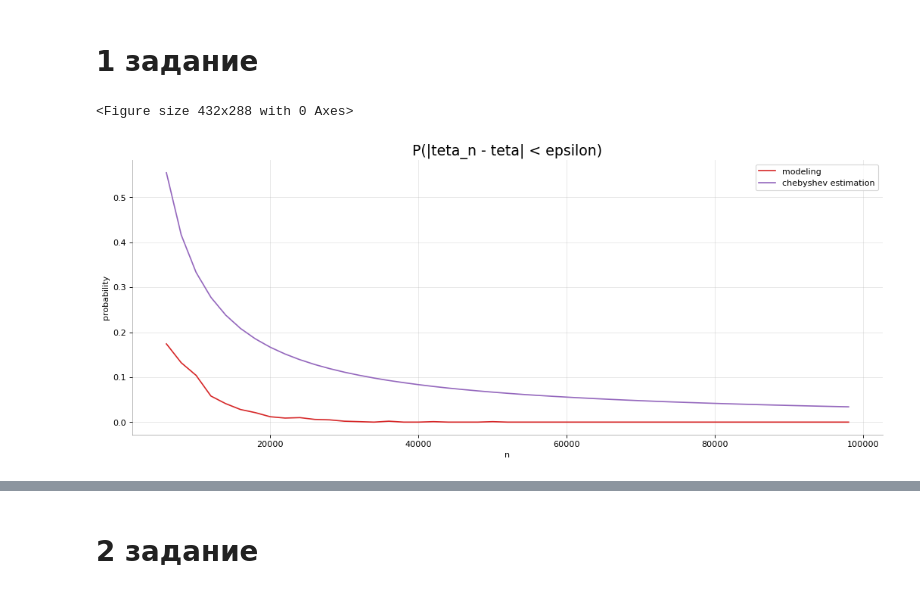
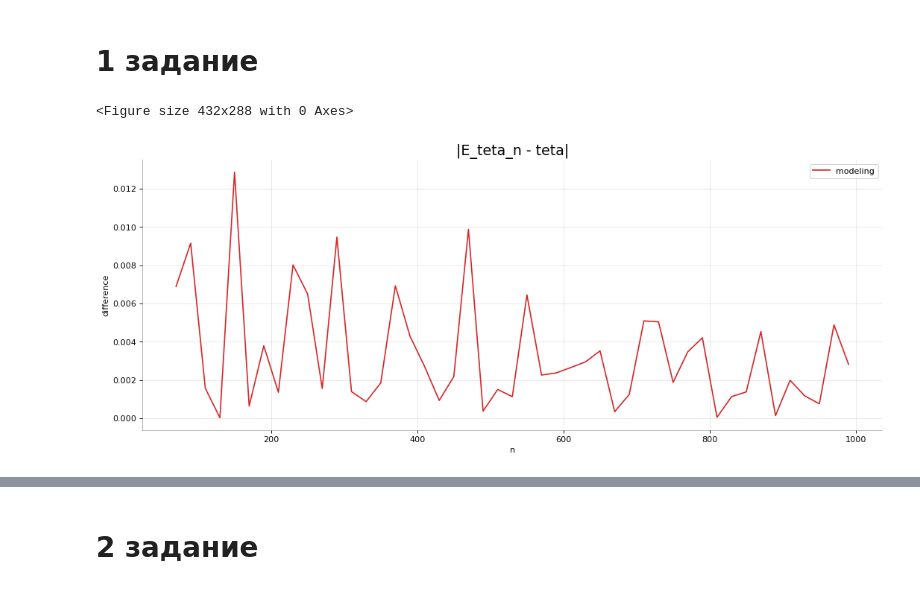
Before and after one commit to Hlibisev/statistics_course, a Jupyter notebook: MHW1.ipynb, the cells around one changed output, grey strips where cells are left out. Drawn from its saved outputs; the diff is of its cells as text; code cells hidden in the pictures.

```diff
--- a/MHW1.ipynb
+++ b/MHW1.ipynb
@@ -32,28 +32,27 @@ def plot(title, y, y1=None, x=None, label1=None, label2=None, xlabel=None, ylabe
 # %% [markdown]
 # 1 задание
 # %%
-epsilon = 0.1 # В определении сходимости по вероятности
-teta = 10 # параметр равномерного распределения
-n = 100000 # num_saples
+teta = 5 # параметр равномерного распределения
+n = 1000 # num_saples
 k = 1000
-prob = []
-cheb = []
+diff, rao, var = [], [], []
 
 for i in tqdm.tqdm(range(10, n, n // 50)):
     # Создадим данные
     samples = teta * uniform.rvs(size=(k, i))
     teta_n = 2 * samples.mean(axis=1)
+    E_teta_n = teta_n.mean()
+    D_teta_n = teta_n.var()
+    rao_kram = teta ** 2 / n
 
-    # Оценим вероятность частотой
-    prob.append((abs(teta_n - teta) > epsilon).mean())
-
-    # Добавим оценку неравенством Чебышева
-    cheb.append(teta ** 2 / 3 / i / epsilon ** 2)
+    # Рассмотрим разность между E_teta_n и teta
+    diff.append(abs(E_teta_n - teta))
+    var.append(D_teta_n)
+    rao.append(rao_kram)
 
 
-plot("P(|teta_n - teta| < epsilon)", prob[3:], cheb[3:],
-     x = list(range(10, n, n // 50))[3:], label1="modeling",
-     label2="chebyshev estimation", xlabel="n", ylabel="probability");
+plot("|E_teta_n - teta|", diff[3:],
+     x = list(range(10, n, n // 50))[3:], label1="modeling", xlabel="n", ylabel="difference");
 # %% [output]
 <Figure size 432x288 with 0 Axes>
-[figure, old version]
+[figure, new version]
```
Also changed, not shown: parts of 5 cells of this notebook, 1 other file.
